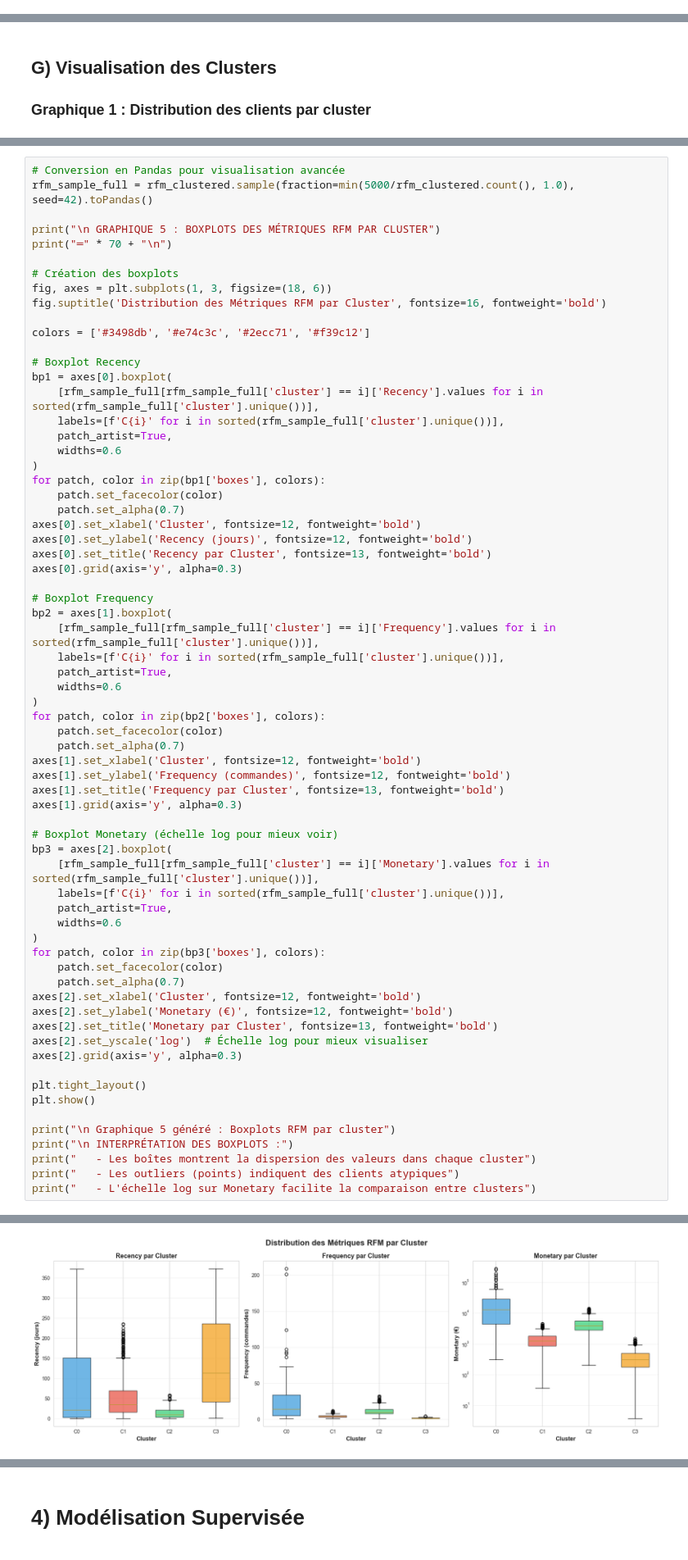
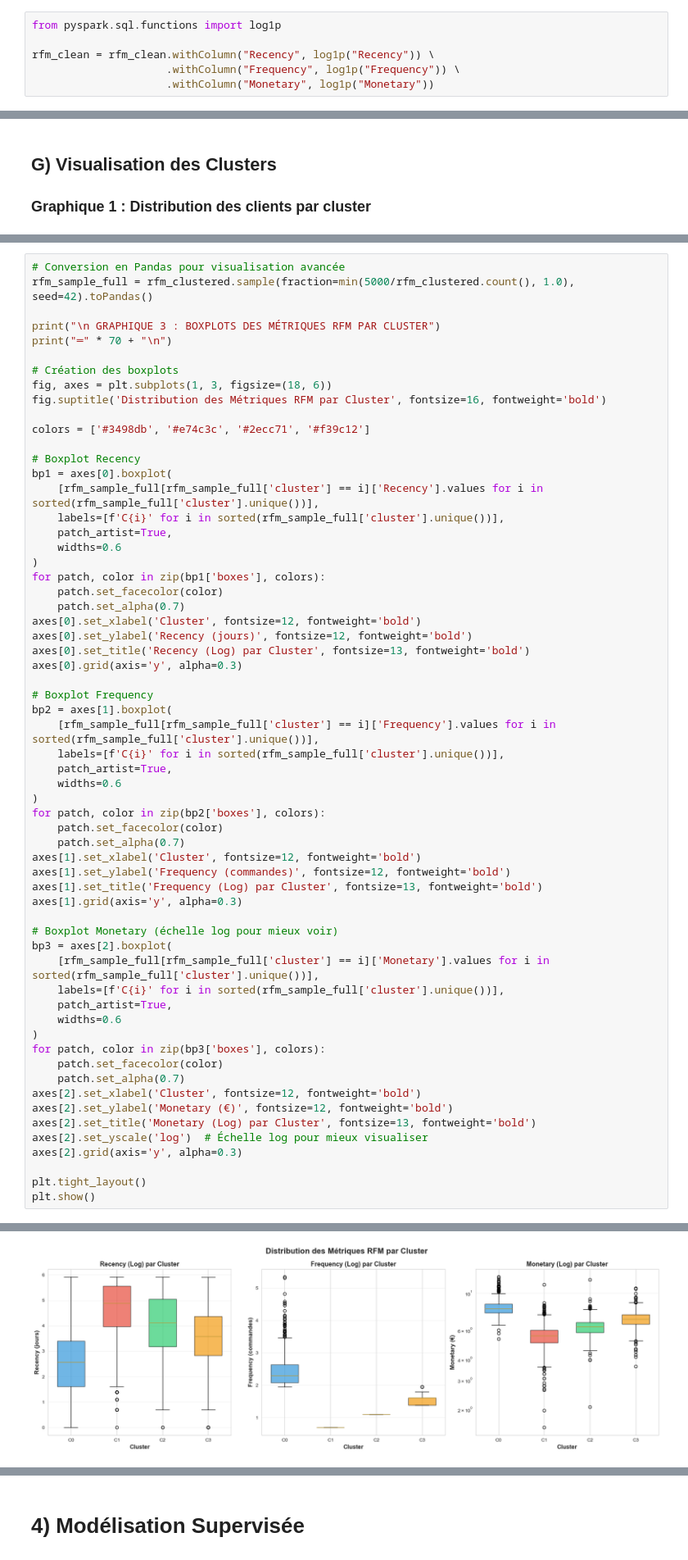
Before and after one commit to EdLac/spark-ecommerce, a Jupyter notebook: notebooks/ProjetFinal.ipynb, the cells around one changed output, grey strips where cells are left out. Shown at 82% size. Saved outputs shown, nothing was run; the diff lists cells and outputs as text.

```diff
--- a/notebooks/ProjetFinal.ipynb
+++ b/notebooks/ProjetFinal.ipynb
@@ -366,6 +371,12 @@ rfm_clean.show(10)
 |     16339|    284|        1|109.95000000000002|
 +----------+-------+---------+------------------+
 only showing top 10 rows
+# %%
+from pyspark.sql.functions import log1p
+
+rfm_clean = rfm_clean.withColumn("Recency", log1p("Recency")) \
+                     .withColumn("Frequency", log1p("Frequency")) \
+                     .withColumn("Monetary", log1p("Monetary"))
 # %%
 print("\n=== STATISTIQUES RFM ===")
 rfm_clean.select("Recency", "Frequency", "Monetary").describe().show()
@@ -1061,7 +1021,7 @@ print("\n Graphique 4 généré : Heatmaps de corrélation")
 # Conversion en Pandas pour visualisation avancée
 rfm_sample_full = rfm_clustered.sample(fraction=min(5000/rfm_clustered.count(), 1.0), seed=42).toPandas()
 
-print("\n GRAPHIQUE 5 : BOXPLOTS DES MÉTRIQUES RFM PAR CLUSTER")
+print("\n GRAPHIQUE 3 : BOXPLOTS DES MÉTRIQUES RFM PAR CLUSTER")
 print("═" * 70 + "\n")
 
 # Création des boxplots
@@ -1082,7 +1042,7 @@ for patch, color in zip(bp1['boxes'], colors):
     patch.set_alpha(0.7)
 axes[0].set_xlabel('Cluster', fontsize=12, fontweight='bold')
 axes[0].set_ylabel('Recency (jours)', fontsize=12, fontweight='bold')
-axes[0].set_title('Recency par Cluster', fontsize=13, fontweight='bold')
+axes[0].set_title('Recency (Log) par Cluster', fontsize=13, fontweight='bold')
 axes[0].grid(axis='y', alpha=0.3)
 
 # Boxplot Frequency
@@ -1097,7 +1057,7 @@ for patch, color in zip(bp2['boxes'], colors):
     patch.set_alpha(0.7)
 axes[1].set_xlabel('Cluster', fontsize=12, fontweight='bold')
 axes[1].set_ylabel('Frequency (commandes)', fontsize=12, fontweight='bold')
-axes[1].set_title('Frequency par Cluster', fontsize=13, fontweight='bold')
+axes[1].set_title('Frequency (Log) par Cluster', fontsize=13, fontweight='bold')
 axes[1].grid(axis='y', alpha=0.3)
 
 # Boxplot Monetary (échelle log pour mieux voir)
@@ -1112,16 +1072,10 @@ for patch, color in zip(bp3['boxes'], colors):
     patch.set_alpha(0.7)
 axes[2].set_xlabel('Cluster', fontsize=12, fontweight='bold')
 axes[2].set_ylabel('Monetary (€)', fontsize=12, fontweight='bold')
-axes[2].set_title('Monetary par Cluster', fontsize=13, fontweight='bold')
+axes[2].set_title('Monetary (Log) par Cluster', fontsize=13, fontweight='bold')
 axes[2].set_yscale('log')  # Échelle log pour mieux visualiser
 axes[2].grid(axis='y', alpha=0.3)
 
 plt.tight_layout()
 plt.show()
-
-print("\n Graphique 5 généré : Boxplots RFM par cluster")
-print("\n INTERPRÉTATION DES BOXPLOTS :")
-print("   - Les boîtes montrent la dispersion des valeurs dans chaque cluster")
-print("   - Les outliers (points) indiquent des clients atypiques")
-print("   - L'échelle log sur Monetary facilite la comparaison entre clusters")
 # %% [output]
@@ -1129,2 +1083,2 @@ print("   - L'échelle log sur Monetary facilite la comparaison entre clusters")
 ══════════════════════════════════════════════════════════════════════
-[figure, old version]
+[figure, new version]
```
Also changed, not shown: parts of 32 cells of this notebook.
